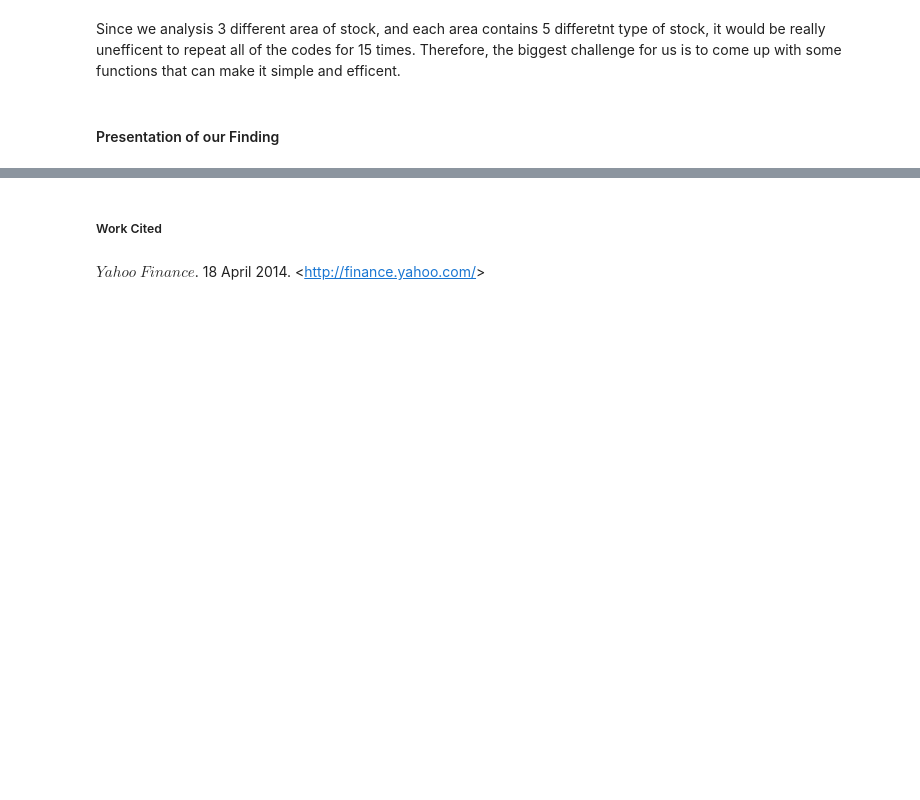
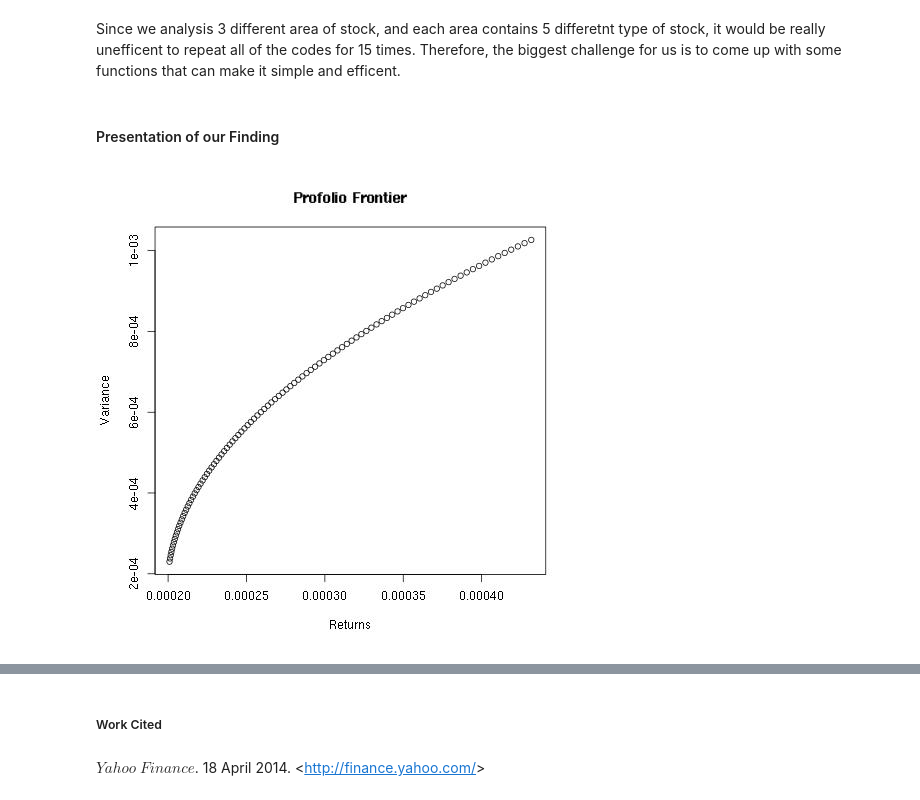
Before and after one commit to linuslin1/INNOVA, a Jupyter notebook: notebooks/NB4_project_report.ipynb, the cells around one changed output, grey strips where cells are left out. Saved outputs shown, nothing was run; the diff lists cells and outputs as text; code cells hidden in the pictures; blank space fills up the shorter version.

```diff
--- a/notebooks/NB4_project_report.ipynb
+++ b/notebooks/NB4_project_report.ipynb
@@ -60,4 +60,6 @@ Since we analysis 3 different area of stock, and each area contains 5 differetnt
 #### Presentation of our Finding
 # %%
 from IPython.display import Image
-Image(filename='../visualizations/TS_IT.jpg')
+Image(filename='../visualizations/PF_IT.jpg')
+# %% [output]
+[figure, added]
```
Also changed, not shown: parts of 9 cells of this notebook, 1 other file.
